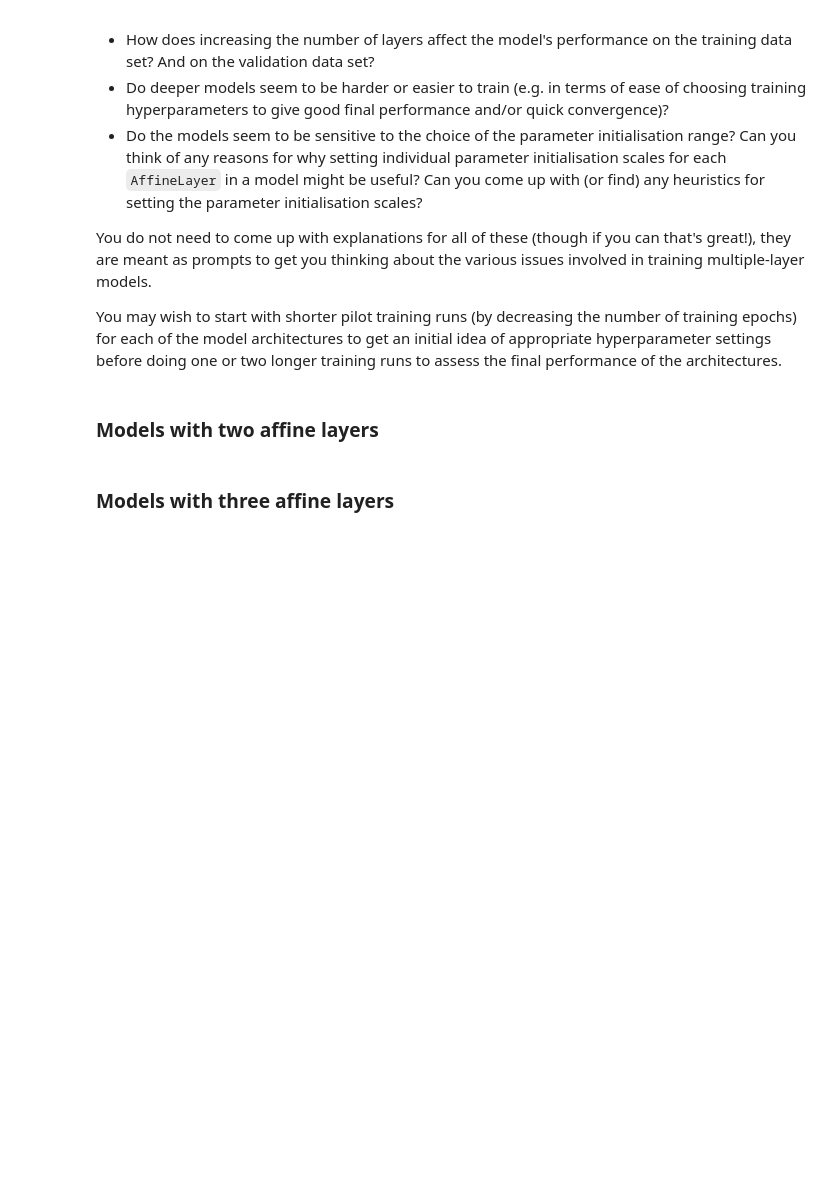
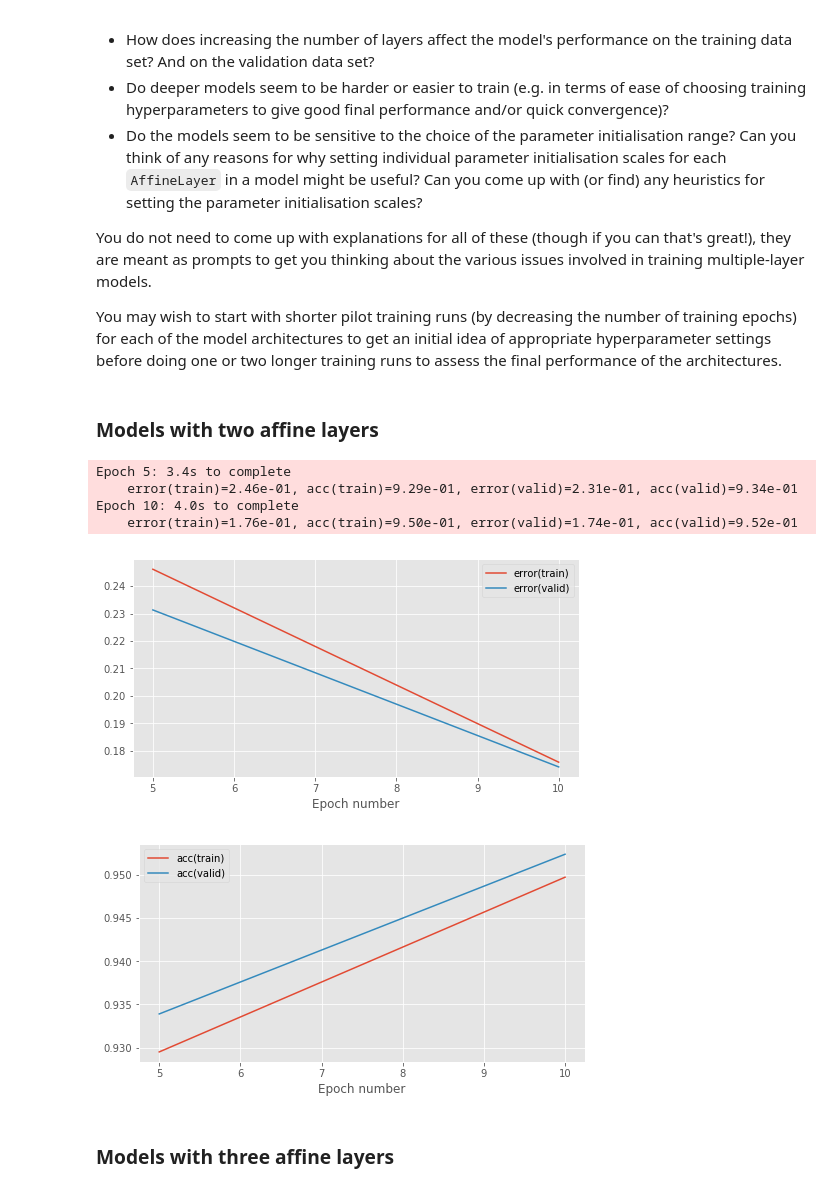
Before and after one commit to cristeaadrian/mlp, a Jupyter notebook: notebooks/03_Multiple_layer_models.ipynb, the cells around one changed output. Saved outputs shown, nothing was run; the diff lists cells and outputs as text; code cells hidden in the pictures; blank space fills up the shorter version.

```diff
--- a/notebooks/03_Multiple_layer_models.ipynb
+++ b/notebooks/03_Multiple_layer_models.ipynb
@@ -413,6 +420,50 @@ You do not need to come up with explanations for all of these (though if you can
 You may wish to start with shorter pilot training runs (by decreasing the number of training epochs) for each of the model architectures to get an initial idea of appropriate hyperparameter settings before doing one or two longer training runs to assess the final performance of the architectures.
 # %% [markdown]
 ### Models with two affine layers
+# %%
+# Set training run hyperparameters
+batch_size = 100  # number of data points in a batch
+num_epochs = 10  # number of training epochs to perform
+stats_interval = 5  # epoch interval between recording and printing stats
+learning_rate = 0.2  # learning rate for gradient descent
+
+# Reset random number generator and data provider states on each run
+# to ensure reproducibility of results
+rng.seed(seed)
+train_data.reset()
+valid_data.reset()
+
+# Alter data-provider batch size
+train_data.batch_size = batch_size
+valid_data.batch_size = batch_size
+
+# Create a parameter initialiser which will sample random uniform values
+# from [-init_scale, init_scale]
+param_init = UniformInit(-init_scale, init_scale, rng=rng)
+
+# Create a model with two affine layers
+hidden_dim = 100
+model = MultipleLayerModel([
+    AffineLayer(input_dim, hidden_dim, param_init, param_init),
+    SigmoidLayer(),
+    AffineLayer(hidden_dim, output_dim, param_init, param_init)
+])
+
+# Initialise the error object
+error = CrossEntropySoftmaxError()
+
+# Use a basic gradient descent learning rule
+learning_rule = GradientDescentLearningRule(learning_rate=learning_rate)
+
+_ = train_model_and_plot_stats(
+    model, error, learning_rule, train_data, valid_data, num_epochs, stats_interval)
+# %% [output]
+Epoch 5: 3.4s to complete
+    error(train)=2.46e-01, acc(train)=9.29e-01, error(valid)=2.31e-01, acc(valid)=9.34e-01
+Epoch 10: 4.0s to complete
+    error(train)=1.76e-01, acc(train)=9.50e-01, error(valid)=1.74e-01, acc(valid)=9.52e-01
+[figure, added]
+[figure, added]
 # %% [markdown]
 ### Models with three affine layers
 # %% [markdown]
```
Also changed, not shown: parts of 4 cells of this notebook.
